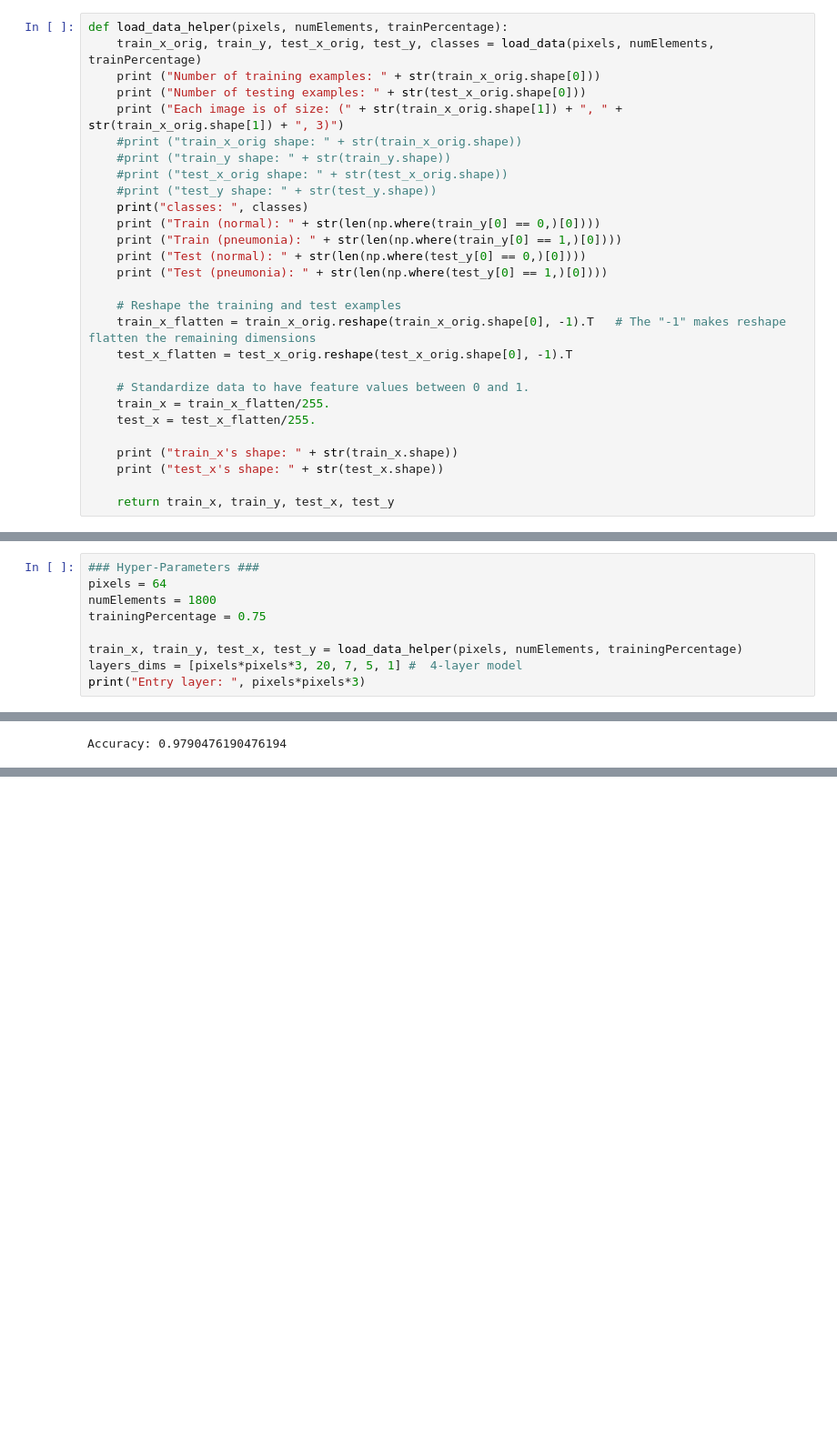
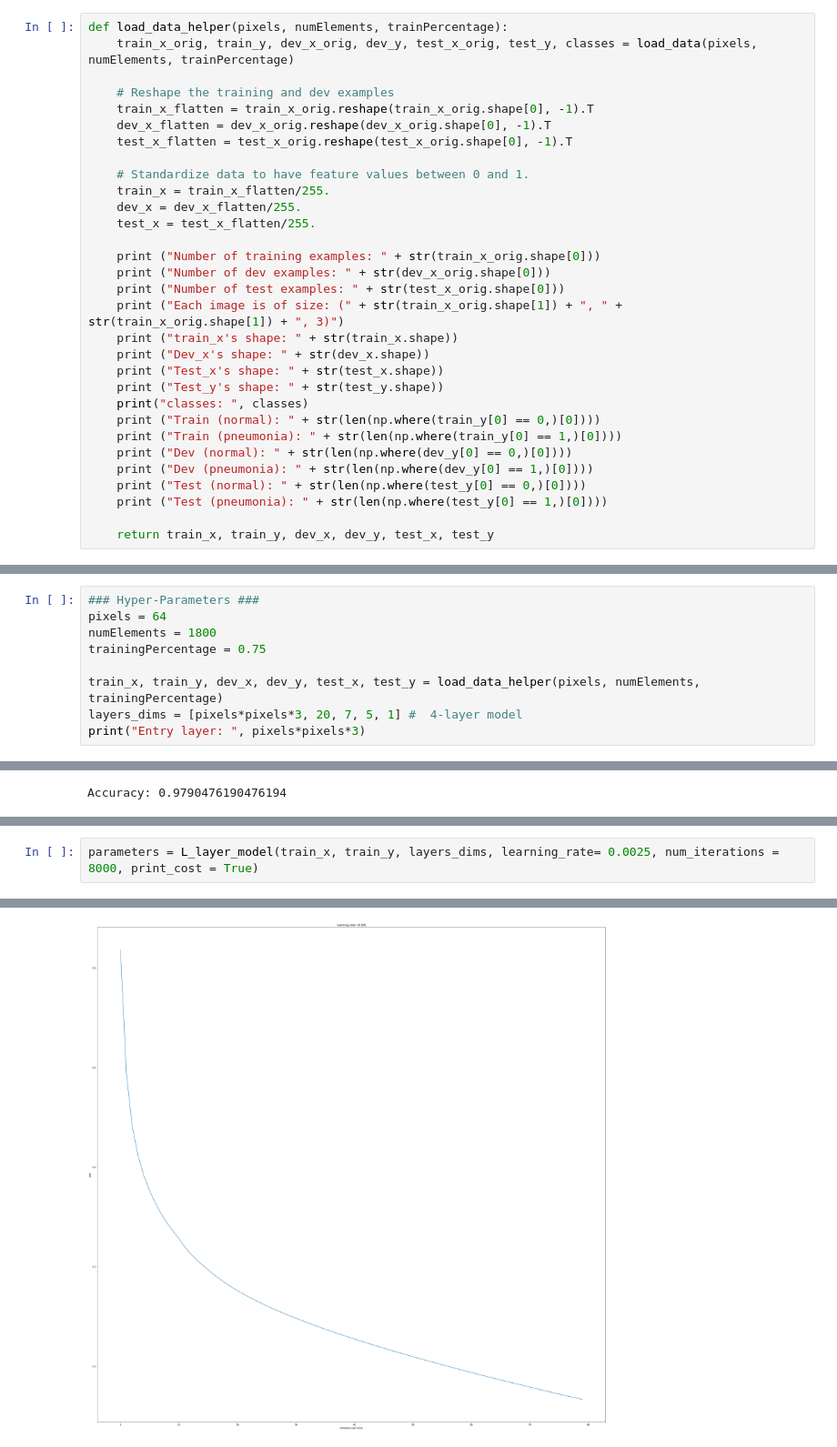
Before and after one commit to AndresElizondo/DL_ProyectoFinal, a Jupyter notebook: ProyectoFInalDL.ipynb, the cells around one changed output, grey strips where cells are left out. Shown at 91% size. Drawn from its saved outputs; the diff is of its cells as text; blank space fills up the shorter version.

Commit message:
Agrega test set.

```diff
--- a/ProyectoFInalDL.ipynb
+++ b/ProyectoFInalDL.ipynb
@@ -30,29 +33,32 @@ np.random.seed(1)
 # %%
 def load_data_helper(pixels, numElements, trainPercentage):
-    train_x_orig, train_y, test_x_orig, test_y, classes = load_data(pixels, numElements, trainPercentage)
-    print ("Number of training examples: " + str(train_x_orig.shape[0]))
-    print ("Number of testing examples: " + str(test_x_orig.shape[0]))
-    print ("Each image is of size: (" + str(train_x_orig.shape[1]) + ", " + str(train_x_orig.shape[1]) + ", 3)")
-    #print ("train_x_orig shape: " + str(train_x_orig.shape))
-    #print ("train_y shape: " + str(train_y.shape))
-    #print ("test_x_orig shape: " + str(test_x_orig.shape))
-    #print ("test_y shape: " + str(test_y.shape))
-    print("classes: ", classes)
-    print ("Train (normal): " + str(len(np.where(train_y[0] == 0,)[0])))
-    print ("Train (pneumonia): " + str(len(np.where(train_y[0] == 1,)[0])))
-    print ("Test (normal): " + str(len(np.where(test_y[0] == 0,)[0])))
-    print ("Test (pneumonia): " + str(len(np.where(test_y[0] == 1,)[0])))
+    train_x_orig, train_y, dev_x_orig, dev_y, test_x_orig, test_y, classes = load_data(pixels, numElements, trainPercentage)
 
-    # Reshape the training and test examples
-    train_x_flatten = train_x_orig.reshape(train_x_orig.shape[0], -1).T   # The "-1" makes reshape flatten the remaining dimensions
+    # Reshape the training and dev examples
+    train_x_flatten = train_x_orig.reshape(train_x_orig.shape[0], -1).T
+    dev_x_flatten = dev_x_orig.reshape(dev_x_orig.shape[0], -1).T
     test_x_flatten = test_x_orig.reshape(test_x_orig.shape[0], -1).T
 
     # Standardize data to have feature values between 0 and 1.
     train_x = train_x_flatten/255.
+    dev_x = dev_x_flatten/255.
     test_x = test_x_flatten/255.
 
+    print ("Number of training examples: " + str(train_x_orig.shape[0]))
+    print ("Number of dev examples: " + str(dev_x_orig.shape[0]))
+    print ("Number of test examples: " + str(test_x_orig.shape[0]))
+    print ("Each image is of size: (" + str(train_x_orig.shape[1]) + ", " + str(train_x_orig.shape[1]) + ", 3)")
     print ("train_x's shape: " + str(train_x.shape))
-    print ("test_x's shape: " + str(test_x.shape))
+    print ("Dev_x's shape: " + str(dev_x.shape))
+    print ("Test_x's shape: " + str(test_x.shape))
+    print ("Test_y's shape: " + str(test_y.shape))
+    print("classes: ", classes)
+    print ("Train (normal): " + str(len(np.where(train_y[0] == 0,)[0])))
+    print ("Train (pneumonia): " + str(len(np.where(train_y[0] == 1,)[0])))
+    print ("Dev (normal): " + str(len(np.where(dev_y[0] == 0,)[0])))
+    print ("Dev (pneumonia): " + str(len(np.where(dev_y[0] == 1,)[0])))
+    print ("Test (normal): " + str(len(np.where(test_y[0] == 0,)[0])))
+    print ("Test (pneumonia): " + str(len(np.where(test_y[0] == 1,)[0])))
 
-    return train_x, train_y, test_x, test_y
+    return train_x, train_y, dev_x, dev_y, test_x, test_y
 # %%
@@ -315,7 +323,7 @@ pixels = 64
 numElements = 1800
 trainingPercentage = 0.75
 
-train_x, train_y, test_x, test_y = load_data_helper(pixels, numElements, trainingPercentage)
+train_x, train_y, dev_x, dev_y, test_x, test_y = load_data_helper(pixels, numElements, trainingPercentage)
 layers_dims = [pixels*pixels*3, 20, 7, 5, 1] #  4-layer model
 print("Entry layer: ", pixels*pixels*3)
 # %% [output]
@@ -396,0 +416,3 @@ Accuracy: 0.9790476190476194
+# %%
+parameters = L_layer_model(train_x, train_y, layers_dims, learning_rate= 0.0025, num_iterations = 8000, print_cost = True)
+# %% [output]
@@ -396,0 +436 @@ Accuracy: 0.9790476190476194
+[figure, added]
```
Also changed, not shown: parts of 31 cells of this notebook, 1 other file.
